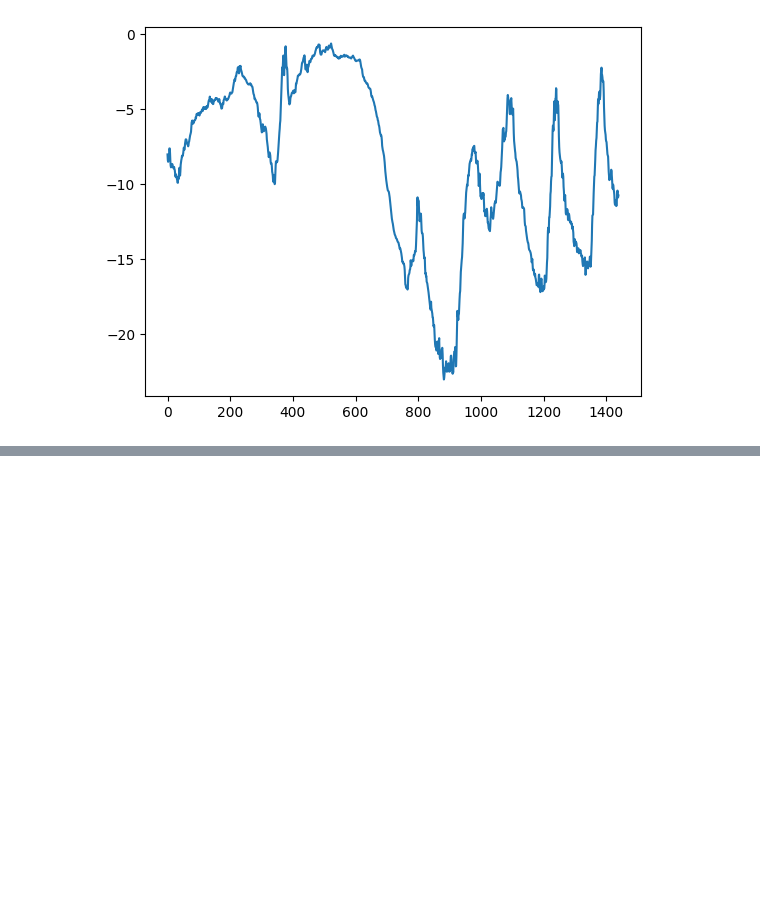
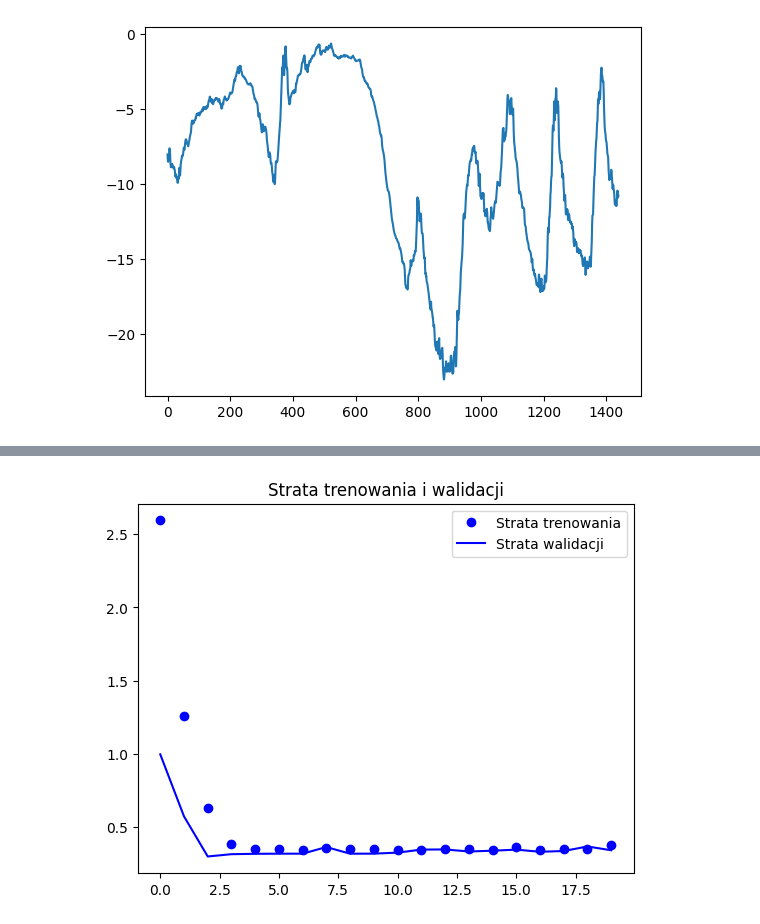
Before and after one commit to JakubPatrykAdamczyk/deep_learning, a Jupyter notebook: 6/6,4.ipynb, the cells around one changed output, grey strips where cells are left out. Cells and saved outputs as stored; diff of their text form; code cells hidden in the pictures; blank space fills up the shorter version.

```diff
--- a/6/6,4.ipynb
+++ b/6/6,4.ipynb
@@ -5,5 +8,5 @@ import matplotlib.pyplot as plt
 # %%
-data_dir='C:\programowanie\python\deep learning\\6\data'
+data_dir='D:\\programowanie\\python\\deeplearning\\deep_learning\\6\\data'
 fname=os.path.join(data_dir,'jena_climate_2009_2016.csv')
 
 f=open(fname)
@@ -39,10 +42,10 @@ plt.show()
 [figure]
 # %%
 #normalizacja danych
-tht=0.2*10**6
+tht=int(0.2*10**6)
 mean=float_data[:tht].mean(axis=0)
 float_data-=mean
-std=float_data[tht].std(axis=0)
+std=float_data[:tht].std(axis=0)
 float_data/=std
 # %%
 #generator w kolejnosci czasowej
@@ -68,0 +120,12 @@ def genrator(data,lookback,delay,min_index,max_index,shuffle=False,batch_size=12
+# %%
+model=Sequential()
+model.add(layers.Flatten(input_shape=(lookback//step,float_data.shape[-1])))
+model.add(layers.Dense(32,activation='relu'))
+model.add(layers.Dense(1))
+
+model.compile(optimizer=RMSprop(),loss='mae')
+history=model.fit_generator(train_gen,
+                            steps_per_epoch=500,
+                            epochs=20,
+                            validation_data=val_gen,
+                            validation_steps=val_steps)
@@ -68,0 +151,14 @@ def genrator(data,lookback,delay,min_index,max_index,shuffle=False,batch_size=12
+# %%
+loss= history.history['loss']
+val_loss=history.history['val_loss']
+
+epochs=range(len(loss))
+
+plt.figure()
+plt.plot(epochs, loss,'bo',label='Strata trenowania')
+plt.plot(epochs, val_loss,'b',label='Strata walidacji')
+plt.title('Strata trenowania i walidacji')
+plt.legend()
+plt.show()
+# %% [output]
+[figure, added]
```
Also changed, not shown: parts of 9 cells of this notebook, 2 other files.
